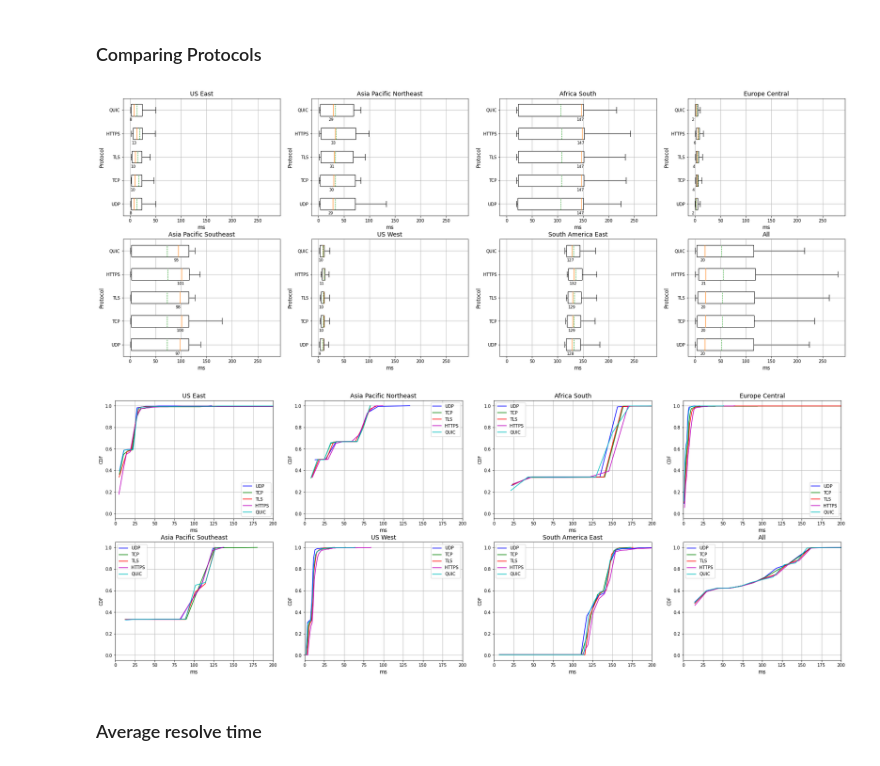
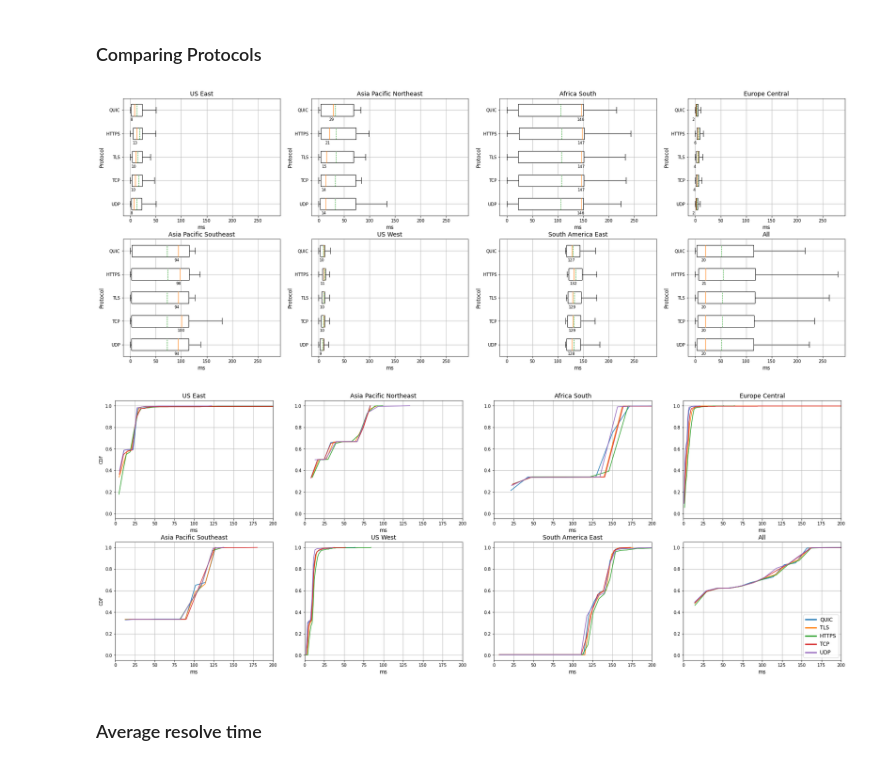
Before and after one commit to justus237/dns-analysis, a Jupyter notebook: Performance-Top6.ipynb, the cells around one changed output. Drawn from its saved outputs; the diff is of its cells as text; code cells hidden in the pictures.

```diff
--- a/Performance-Top6.ipynb
+++ b/Performance-Top6.ipynb
@@ -472,7 +472,7 @@ for key, vp in vantage_points.items():
 
     for median in bp["medians"]:
         x, y = median.get_data()
-        ax.text(x[0] - 9, y[0] - 0.2, "{:.0f}".format(x[0]), fontsize = 9, color='black')
+        ax.text(x[0] - 8, y[0] - 0.2, "{:.0f}".format(x[0]), fontsize = 9, color='black')
 
     ax.set_yticklabels(["UDP", "TCP", "TLS", "HTTPS", "QUIC"])
     ax.tick_params(labelbottom=True)
@@ -485,34 +485,39 @@ for key, vp in vantage_points.items():
 plt.savefig("figures/topsix_resolve_time_boxplot.pdf", bbox_inches='tight')
 plt.show()
 # %% [output]
-[figure, old version]
+[figure, new version]
 # %%
 i = 0
 fig, axs = plt.subplots(2, 4, figsize=(30, 11), sharey=True)
 
 for key, vp in vantage_points.items():
     qt = vp['query_time']
     ax = axs[int(i/4),i%4]
-    ax.plot(calculateCDF(qt['UDP'])[0], calculateCDF(qt['UDP'])[1], label="UDP", color = Colors.udp)
-    ax.plot(calculateCDF(qt['TCP'])[0], calculateCDF(qt['TCP'])[1], label="TCP", color = Colors.tcp)
-    ax.plot(calculateCDF(qt['TLS'])[0], calculateCDF(qt['TLS'])[1], label="TLS", color = Colors.tls)
-    ax.plot(calculateCDF(qt['HTTPS'])[0], calculateCDF(qt['HTTPS'])[1], label="HTTPS", color = Colors.https)
-    ax.plot(calculateCDF(qt['QUIC'])[0], calculateCDF(qt['QUIC'])[1], label="QUIC", color = Colors.quic)
+    sns.lineplot(x=calculateCDF(qt['QUIC'])[0], y=calculateCDF(qt['QUIC'])[1], label="QUIC", ax=ax)
+    sns.lineplot(x=calculateCDF(qt['TLS'])[0], y=calculateCDF(qt['TLS'])[1], label="TLS", ax=ax)
+    sns.lineplot(x=calculateCDF(qt['HTTPS'])[0], y=calculateCDF(qt['HTTPS'])[1], label="HTTPS", ax=ax)
+    sns.lineplot(x=calculateCDF(qt['TCP'])[0], y=calculateCDF(qt['TCP'])[1], label="TCP", ax=ax)
+    sns.lineplot(x=calculateCDF(qt['UDP'])[0], y=calculateCDF(qt['UDP'])[1], label="UDP", ax=ax)
 
     ax.set_xlim(0, 200)
     ax.tick_params(labelleft=True)
     ax.set_xlabel("ms", fontsize = 12)
     ax.set_ylabel("CDF")
     ax.set_title(key, fontsize = 14)
 
-    ax.legend()
+    if i == 7:
+        leg = ax.legend(loc="lower right", fontsize='large')
+        for line in leg.get_lines():
+            line.set_linewidth(3.0)
+    else:
+        ax.get_legend().remove()
     ax.grid()
     i += 1
 
 plt.savefig("figures/topsix_resolve_time_cdf.pdf", bbox_inches='tight')
 plt.show()
 # %% [output]
-[figure, old version]
+[figure, new version]
 # %% [markdown]
 ### Average resolve time
 # %%
```
Also changed, not shown: parts of 6 cells of this notebook, 7 other files.
